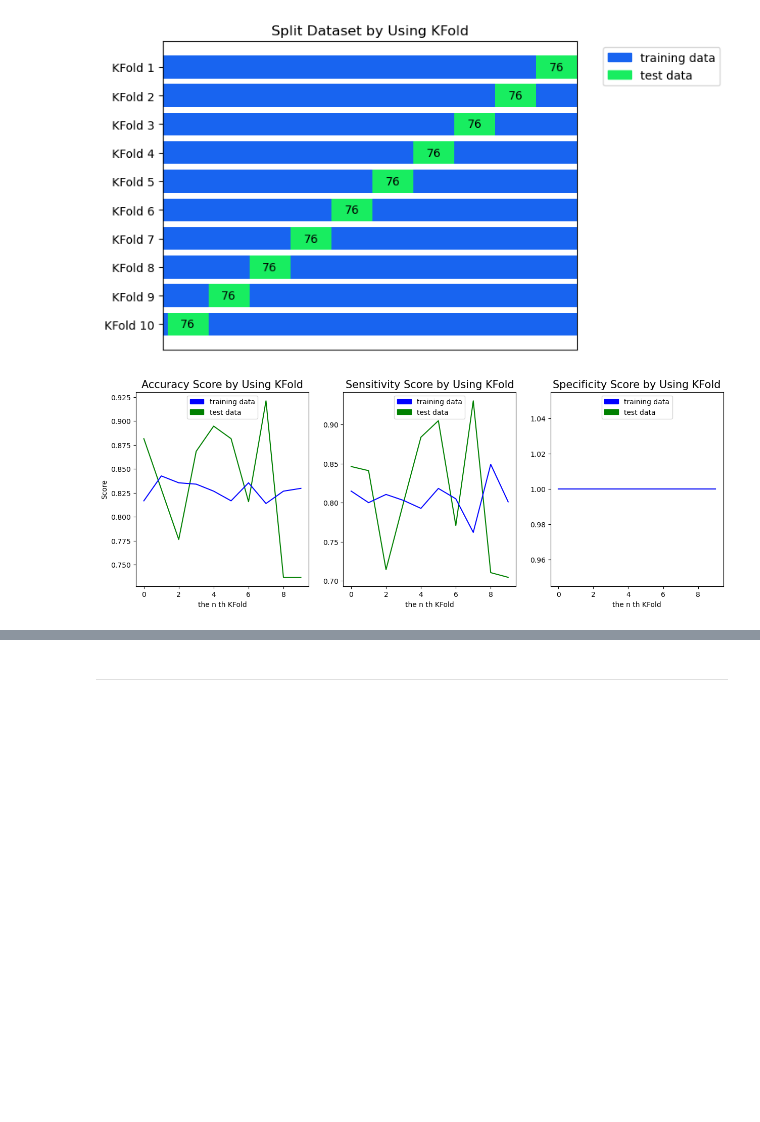
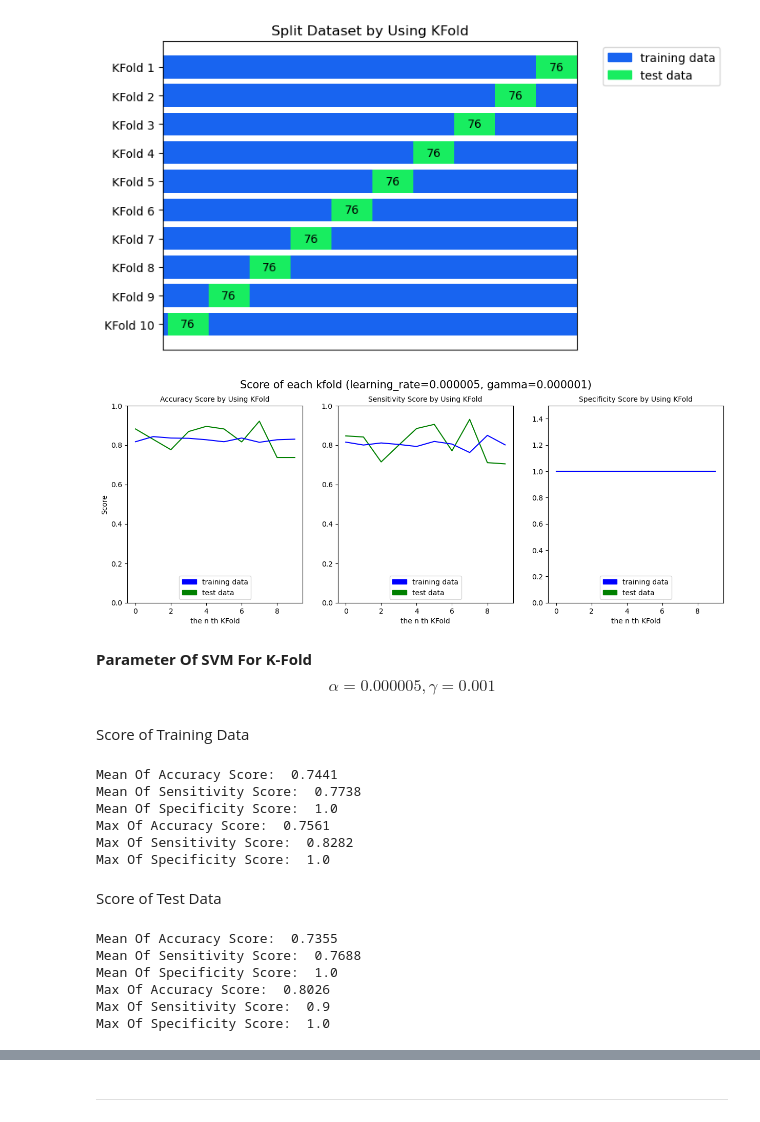
Before and after one commit to OatKID/MLProject, a Jupyter notebook: main.ipynb, the cells around one changed output, grey strips where cells are left out. Cells and saved outputs as stored; diff of their text form; code cells hidden in the pictures; blank space fills up the shorter version.

Commit message:
Add another kfold and upload slide

```diff
--- a/main.ipynb
+++ b/main.ipynb
@@ -93,10 +93,13 @@ class SVM:
         for i in range(n_record):
             check = labels_train[i] * (np.inner(new_weight, feature_train[i]))
             if check < 1:
-                new_weight = new_weight - self.learning_rate * (self.gamma * new_weight - np.inner(labels_train[i], feature_train[i]))
+                cost = self.gamma * new_weight - np.inner(labels_train[i], feature_train[i])
+                step = (-1) * self.learning_rate * cost
+                new_weight += step
             else:
-                new_weight = new_weight - self.learning_rate * self.gamma * new_weight
-
+                cost = self.gamma * new_weight
+                step = (-1) * self.learning_rate * cost
+                new_weight += step
         return new_weight
 
     def predict(self, feature_test):
@@ -374,25 +388,36 @@ plt.show()
 # %%
 fig, (ax1, ax2, ax3) = plt.subplots(1,3, figsize=(15, 5))
 
+fig.suptitle("Score of each kfold (learning_rate=0.000005, gamma=0.000001)", fontsize=15)
+
 ax1.plot(kfold.array_accuracy_test, color="g")
 ax1.plot(kfold.array_accuracy_train, color="b")
-ax1.set_title("Accuracy Score by Using KFold", fontsize=15)
+ax1.set_title("Accuracy Score by Using KFold", fontsize=10)
 ax1.set_ylabel("Score")
 ax1.set_xlabel("the n th KFold")
+ax1.set_ylim([0, 1])
+
 ax2.plot(kfold.array_sensitivity_test, color="g")
 ax2.plot(kfold.array_sensitivity_train, color="b")
-ax2.set_title("Sensitivity Score by Using KFold", fontsize=15)
+ax2.set_title("Sensitivity Score by Using KFold", fontsize=10)
 ax2.set_xlabel("the n th KFold")
+ax2.set_ylim([0, 1])
+
 ax3.plot(kfold.array_specificity_test, color="g")
 ax3.plot(kfold.array_specificity_train, color="b")
-ax3.set_title("Specificity Score by Using KFold", fontsize=15)
+ax3.set_title("Specificity Score by Using KFold", fontsize=10)
 ax3.set_xlabel("the n th KFold")
+ax3.set_ylim([0, 1.5])
+
 patch1 = mpatches.Patch(color="b", label="training data")
 patch2 = mpatches.Patch(color="g", label="test data")
-ax1.legend(handles=[patch1, patch2], loc="upper center")
-ax2.legend(handles=[patch1, patch2], loc="upper center")
-ax3.legend(handles=[patch1, patch2], loc="upper center")
+ax1.legend(handles=[patch1, patch2], loc="lower center")
+ax2.legend(handles=[patch1, patch2], loc="lower center")
+ax3.legend(handles=[patch1, patch2], loc="lower center")
 
 plt.show()
 # %% [output]
-[figure, old version]
+[figure, new version]
+# %% [markdown]
+**Parameter Of SVM For K-Fold**
+$$\alpha = 0.000005, \gamma = 0.001 $$
@@ -398,0 +426,32 @@ plt.show()
+# %% [markdown]
+Score of Training Data
+# %%
+print("Mean Of Accuracy Score: ", kfold2.get_mean_score_train("accuracy"))
+print("Mean Of Sensitivity Score: ", kfold2.get_mean_score_train("sensitivity"))
+print("Mean Of Specificity Score: ", kfold2.get_mean_score_train("specificity"))
+print("Max Of Accuracy Score: ", kfold2.get_max_score_train("accuracy"))
+print("Max Of Sensitivity Score: ", kfold2.get_max_score_train("sensitivity"))
+print("Max Of Specificity Score: ", kfold2.get_max_score_train("specificity"))
+# %% [output]
+Mean Of Accuracy Score:  0.7441
+Mean Of Sensitivity Score:  0.7738
+Mean Of Specificity Score:  1.0
+Max Of Accuracy Score:  0.7561
+Max Of Sensitivity Score:  0.8282
+Max Of Specificity Score:  1.0
+# %% [markdown]
+Score of Test Data
+# %%
+print("Mean Of Accuracy Score: ", kfold2.get_mean_score_test("accuracy"))
+print("Mean Of Sensitivity Score: ", kfold2.get_mean_score_test("sensitivity"))
+print("Mean Of Specificity Score: ", kfold2.get_mean_score_test("specificity"))
+print("Max Of Accuracy Score: ", kfold2.get_max_score_test("accuracy"))
+print("Max Of Sensitivity Score: ", kfold2.get_max_score_test("sensitivity"))
+print("Max Of Specificity Score: ", kfold2.get_max_score_test("specificity"))
+# %% [output]
+Mean Of Accuracy Score:  0.7355
+Mean Of Sensitivity Score:  0.7688
+Mean Of Specificity Score:  1.0
+Max Of Accuracy Score:  0.8026
+Max Of Sensitivity Score:  0.9
+Max Of Specificity Score:  1.0
```
Also changed, not shown: parts of 11 cells of this notebook, 1 other file.
